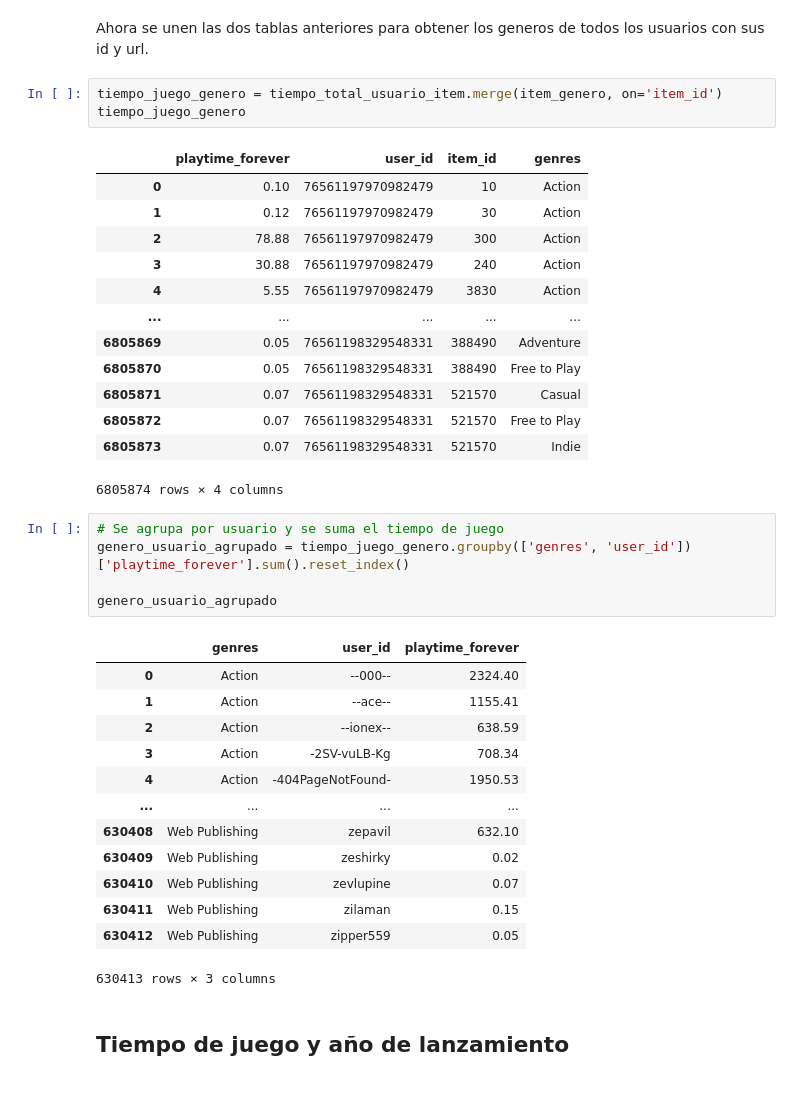
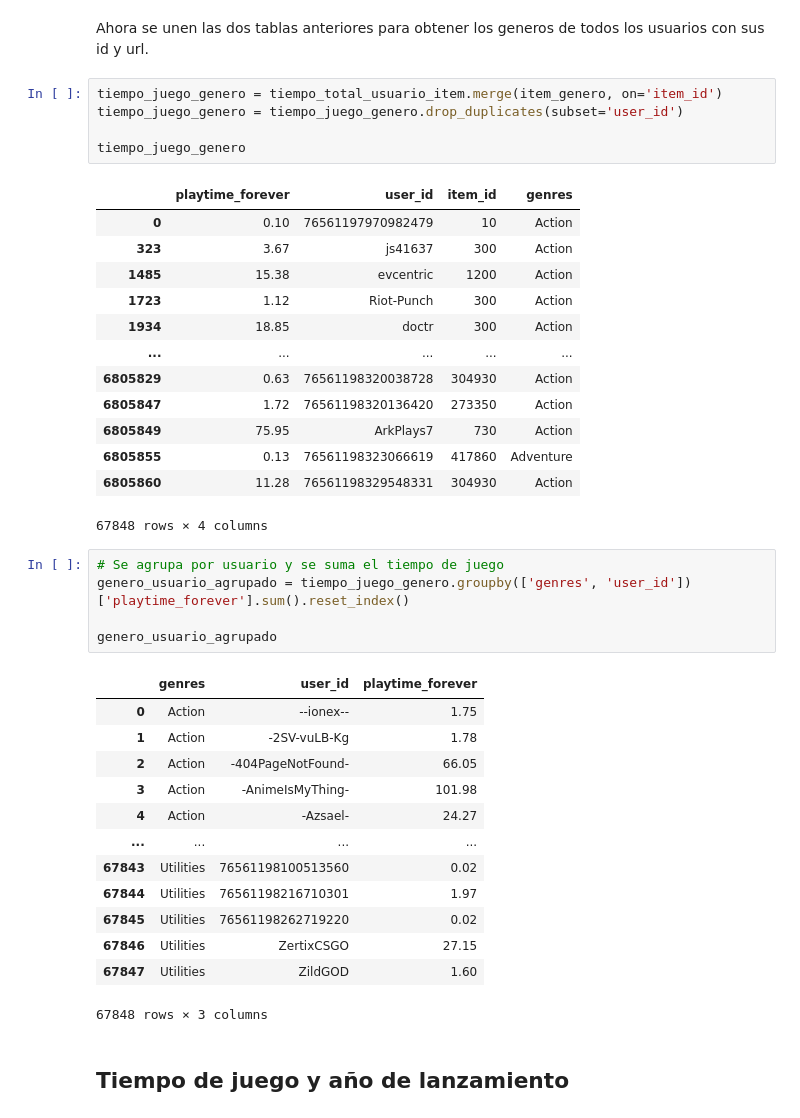
Before and after one commit to Ivan2125/MLOps-Steam, a Jupyter notebook: 04-feature-eng.ipynb, the cells around one changed output. Cells and saved outputs as stored; diff of their text form.

```diff
--- a/04-feature-eng.ipynb
+++ b/04-feature-eng.ipynb
@@ -346,21 +346,23 @@ item_genero
 Ahora se unen las dos tablas anteriores para obtener los generos de todos los usuarios con sus id y url.
 # %%
 tiempo_juego_genero = tiempo_total_usuario_item.merge(item_genero, on='item_id')
+tiempo_juego_genero = tiempo_juego_genero.drop_duplicates(subset='user_id')
+
 tiempo_juego_genero
 # %% [output]
 |  | playtime_forever | user_id | item_id | genres |
 | 0 | 0.10 | 76561197970982479 | 10 | Action |
-| 1 | 0.12 | 76561197970982479 | 30 | Action |
-| 2 | 78.88 | 76561197970982479 | 300 | Action |
-| 3 | 30.88 | 76561197970982479 | 240 | Action |
-| 4 | 5.55 | 76561197970982479 | 3830 | Action |
+| 323 | 3.67 | js41637 | 300 | Action |
+| 1485 | 15.38 | evcentric | 1200 | Action |
+| 1723 | 1.12 | Riot-Punch | 300 | Action |
+| 1934 | 18.85 | doctr | 300 | Action |
 | ... | ... | ... | ... | ... |
-| 6805869 | 0.05 | 76561198329548331 | 388490 | Adventure |
-| 6805870 | 0.05 | 76561198329548331 | 388490 | Free to Play |
-| 6805871 | 0.07 | 76561198329548331 | 521570 | Casual |
-| 6805872 | 0.07 | 76561198329548331 | 521570 | Free to Play |
-| 6805873 | 0.07 | 76561198329548331 | 521570 | Indie |
+| 6805829 | 0.63 | 76561198320038728 | 304930 | Action |
+| 6805847 | 1.72 | 76561198320136420 | 273350 | Action |
+| 6805849 | 75.95 | ArkPlays7 | 730 | Action |
+| 6805855 | 0.13 | 76561198323066619 | 417860 | Adventure |
+| 6805860 | 11.28 | 76561198329548331 | 304930 | Action |
-6805874 rows × 4 columns
+67848 rows × 4 columns
 # %%
 # Se agrupa por usuario y se suma el tiempo de juego
 genero_usuario_agrupado = tiempo_juego_genero.groupby(['genres', 'user_id'])['playtime_forever'].sum().reset_index()
@@ -368,18 +370,18 @@ genero_usuario_agrupado = tiempo_juego_genero.groupby(['genres', 'user_id'])['pl
 genero_usuario_agrupado
 # %% [output]
 |  | genres | user_id | playtime_forever |
-| 0 | Action | --000-- | 2324.40 |
-| 1 | Action | --ace-- | 1155.41 |
-| 2 | Action | --ionex-- | 638.59 |
-| 3 | Action | -2SV-vuLB-Kg | 708.34 |
-| 4 | Action | -404PageNotFound- | 1950.53 |
+| 0 | Action | --ionex-- | 1.75 |
+| 1 | Action | -2SV-vuLB-Kg | 1.78 |
+| 2 | Action | -404PageNotFound- | 66.05 |
+| 3 | Action | -AnimeIsMyThing- | 101.98 |
+| 4 | Action | -Azsael- | 24.27 |
 | ... | ... | ... | ... |
-| 630408 | Web Publishing | zepavil | 632.10 |
-| 630409 | Web Publishing | zeshirky | 0.02 |
-| 630410 | Web Publishing | zevlupine | 0.07 |
-| 630411 | Web Publishing | zilaman | 0.15 |
-| 630412 | Web Publishing | zipper559 | 0.05 |
+| 67843 | Utilities | 76561198100513560 | 0.02 |
+| 67844 | Utilities | 76561198216710301 | 1.97 |
+| 67845 | Utilities | 76561198262719220 | 0.02 |
+| 67846 | Utilities | ZertixCSGO | 27.15 |
+| 67847 | Utilities | ZildGOD | 1.60 |
-630413 rows × 3 columns
+67848 rows × 3 columns
 # %% [markdown]
 ## Tiempo de juego y año de lanzamiento
 # %% [markdown]
```
Also changed, not shown: parts of 3 cells of this notebook, 4 other files.
